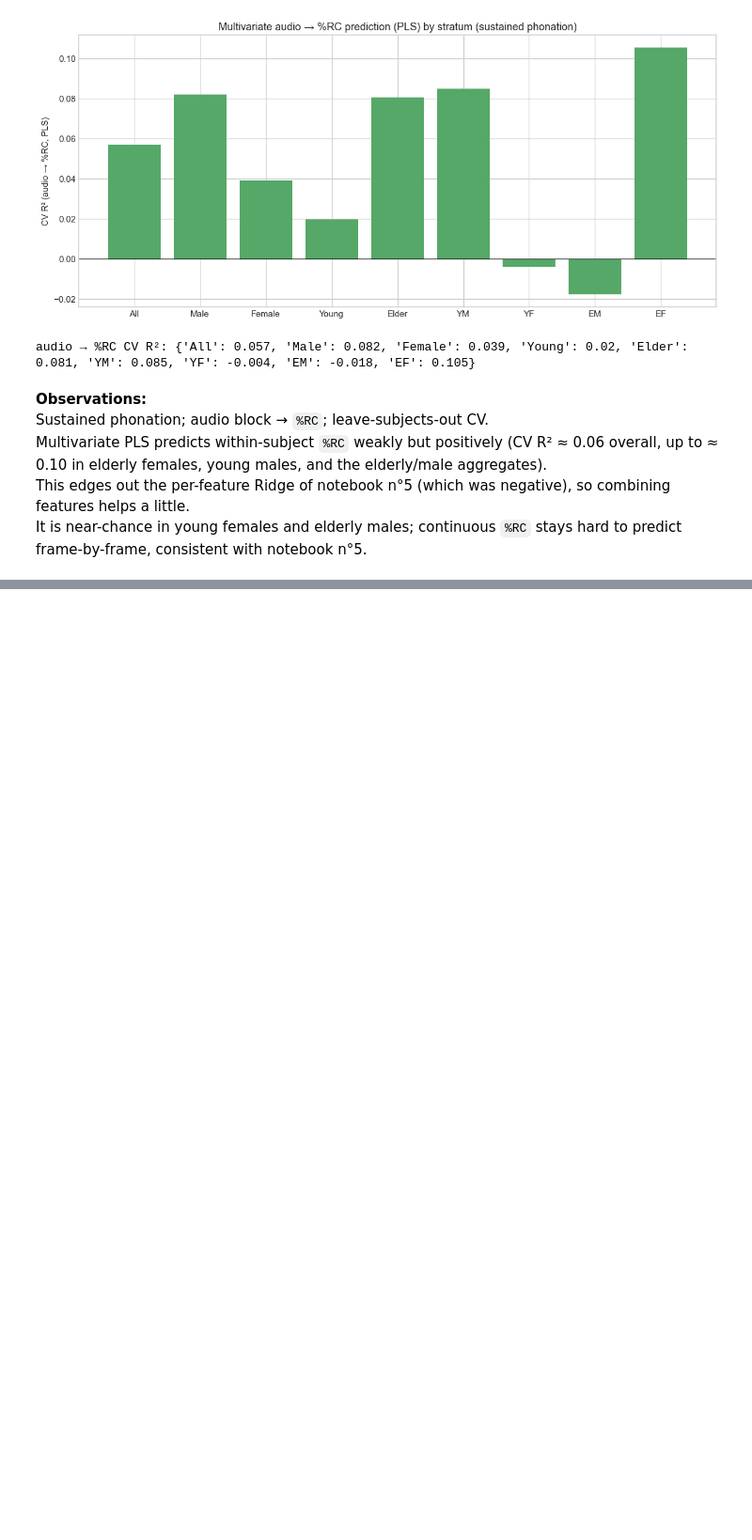
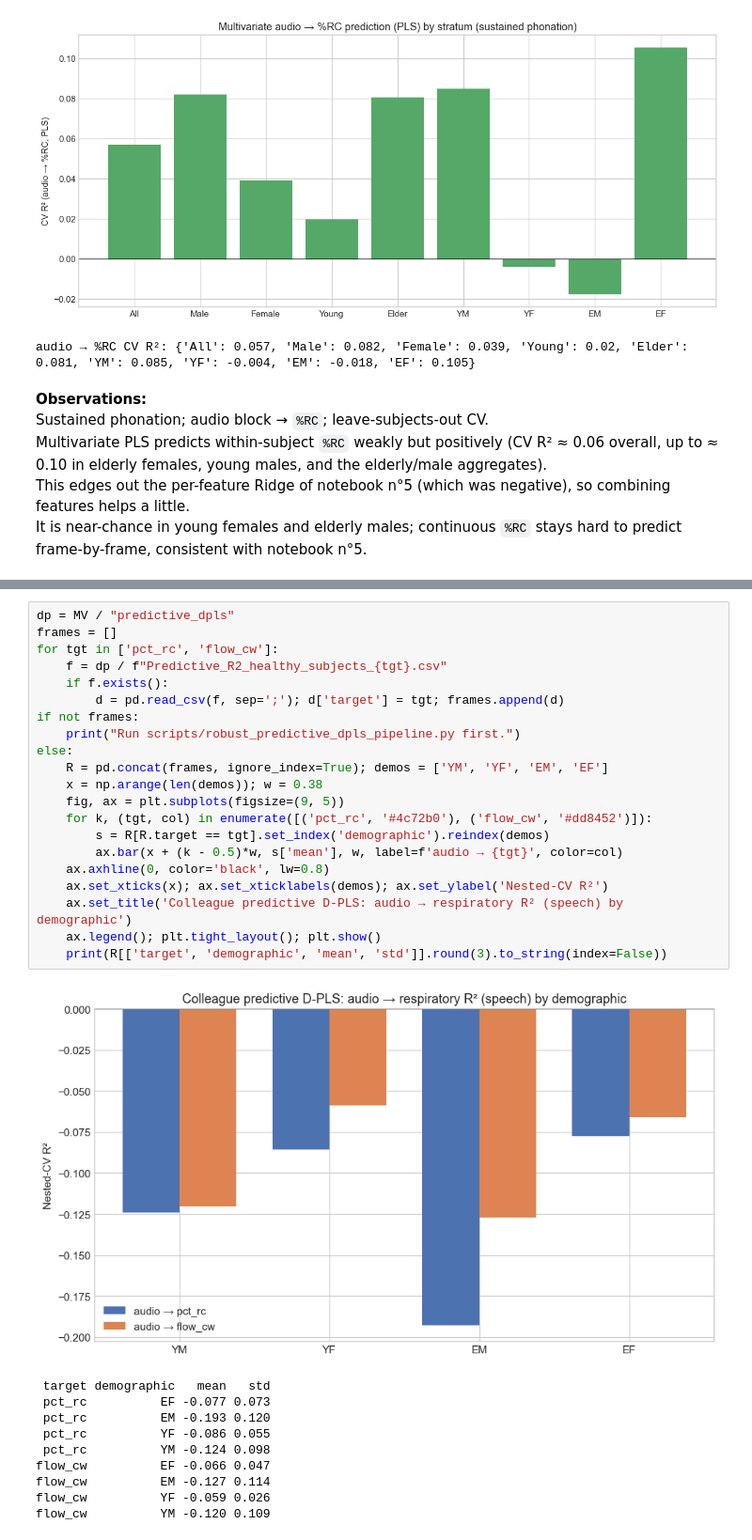
Before and after one commit to Frasavenix/Respiratory-Volumes-and-Speech-pneumophonic_pipeline, a Jupyter notebook: notebooks/08_M3_multivariate_coupling.ipynb, the cells around one changed output, grey strips where cells are left out. Shown at 94% size. Saved outputs shown, nothing was run; the diff lists cells and outputs as text; blank space fills up the shorter version.

```diff
--- a/notebooks/08_M3_multivariate_coupling.ipynb
+++ b/notebooks/08_M3_multivariate_coupling.ipynb
@@ -123,0 +163,32 @@ It is near-chance in young females and elderly males; continuous `%RC` stays har
+# %%
+dp = MV / "predictive_dpls"
+frames = []
+for tgt in ['pct_rc', 'flow_cw']:
+    f = dp / f"Predictive_R2_healthy_subjects_{tgt}.csv"
+    if f.exists():
+        d = pd.read_csv(f, sep=';'); d['target'] = tgt; frames.append(d)
+if not frames:
+    print("Run scripts/robust_predictive_dpls_pipeline.py first.")
+else:
+    R = pd.concat(frames, ignore_index=True); demos = ['YM', 'YF', 'EM', 'EF']
+    x = np.arange(len(demos)); w = 0.38
+    fig, ax = plt.subplots(figsize=(9, 5))
+    for k, (tgt, col) in enumerate([('pct_rc', '#4c72b0'), ('flow_cw', '#dd8452')]):
+        s = R[R.target == tgt].set_index('demographic').reindex(demos)
+        ax.bar(x + (k - 0.5)*w, s['mean'], w, label=f'audio → {tgt}', color=col)
+    ax.axhline(0, color='black', lw=0.8)
+    ax.set_xticks(x); ax.set_xticklabels(demos); ax.set_ylabel('Nested-CV R²')
+    ax.set_title('Colleague predictive D-PLS: audio → respiratory R² (speech) by demographic')
+    ax.legend(); plt.tight_layout(); plt.show()
+    print(R[['target', 'demographic', 'mean', 'std']].round(3).to_string(index=False))
+# %% [output]
+[figure, added]
+ target demographic   mean   std
+ pct_rc          EF -0.077 0.073
+ pct_rc          EM -0.193 0.120
+ pct_rc          YF -0.086 0.055
+ pct_rc          YM -0.124 0.098
+flow_cw          EF -0.066 0.047
+flow_cw          EM -0.127 0.114
+flow_cw          YF -0.059 0.026
+flow_cw          YM -0.120 0.109
```
Also changed, not shown: parts of 7 cells of this notebook, 2 other files.
